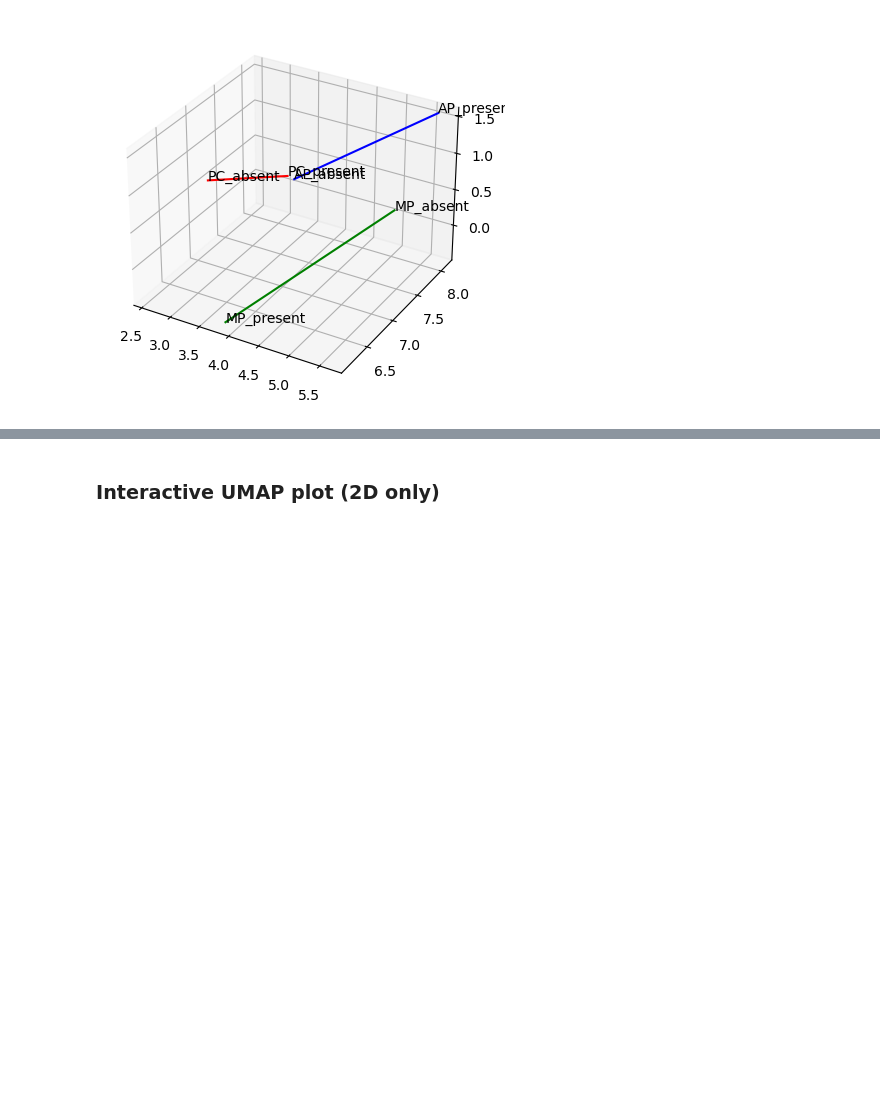
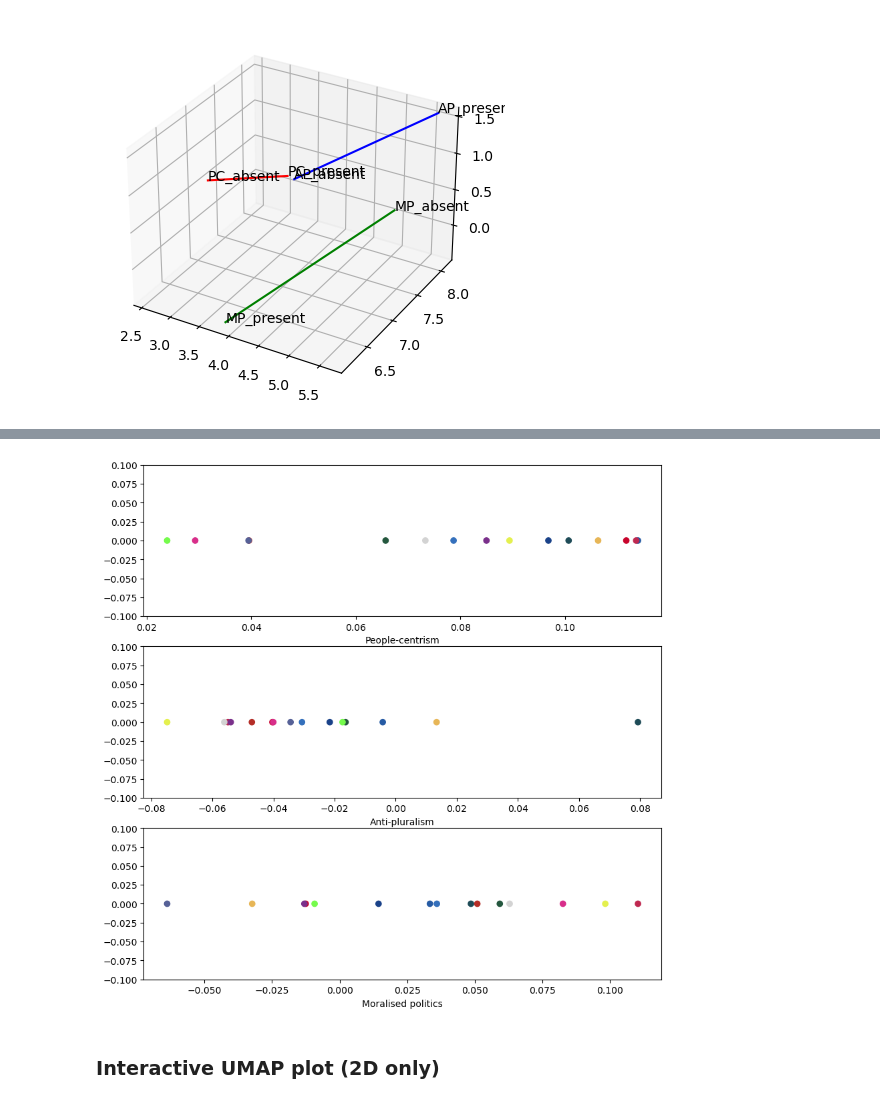
Before and after one commit to paride92/GeneralisedPoliticalScaling, a Jupyter notebook: modelling.ipynb, the cells around one changed output, grey strips where cells are left out. Saved outputs shown, nothing was run; the diff lists cells and outputs as text; code cells hidden in the pictures; blank space fills up the shorter version.

```diff
--- a/modelling.ipynb
+++ b/modelling.ipynb
@@ -1392,3 +1470,32 @@ plt.show()
+# %%
+colorlist = combined_hover.dropna()['color']
+
+# project politicians onto each subdimension
+proj_dim1 = np.dot(pol2vec_model.party_vectors, PC_axis)
+proj_dim2 = np.dot(pol2vec_model.party_vectors, AP_axis)
+proj_dim3 = np.dot(pol2vec_model.party_vectors, MP_axis)
+
+# create 3x1 subplot
+fig, axs = plt.subplots(3, 1, figsize=(10, 10))
+
+# plot projection onto first subdimension
+axs[0].scatter(proj_dim1, np.zeros_like(proj_dim1), c=party_labels['color'])
+axs[0].set_xlabel('People-centrism')
+axs[0].set_ylim(-0.1, 0.1)
+
+# plot projection onto second subdimension
+axs[1].scatter(proj_dim2, np.zeros_like(proj_dim2), c=party_labels['color'])
+axs[1].set_xlabel('Anti-pluralism')
+axs[1].set_ylim(-0.1, 0.1)
+
+# plot projection onto third subdimension
+axs[2].scatter(proj_dim3, np.zeros_like(proj_dim3), c=party_labels['color'])
+axs[2].set_xlabel('Moralised politics')
+axs[2].set_ylim(-0.1, 0.1)
+
+plt.show()
+# %% [output]
+[figure, added]
 # %% [markdown]
 ### Interactive UMAP plot (2D only)
 # %%
```
Also changed, not shown: parts of 3 cells of this notebook.
